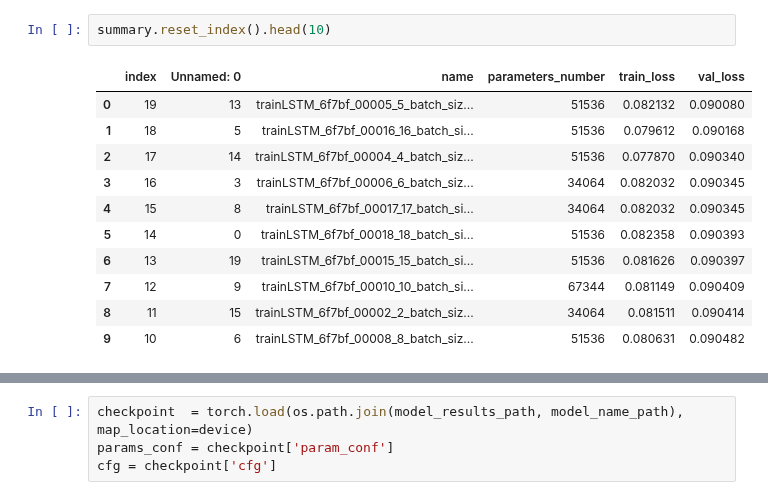
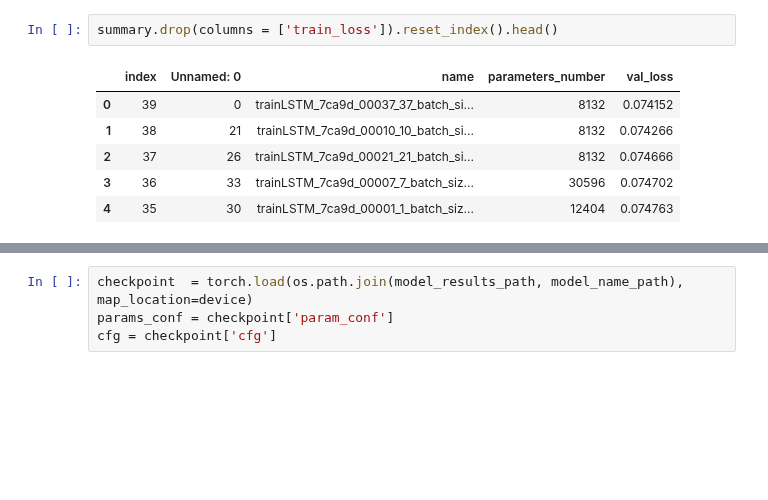
Before and after one commit to robomorelli/anomaly_detection_time_series, a Jupyter notebook: esa/plot_results_lstm_forecast_esa.ipynb, the cells around one changed output, grey strips where cells are left out. Drawn from its saved outputs; the diff is of its cells as text; blank space fills up the shorter version.

```diff
--- a/esa/plot_results_lstm_forecast_esa.ipynb
+++ b/esa/plot_results_lstm_forecast_esa.ipynb
@@ -44,17 +44,12 @@ summary path: /srv/penny/FIORIRE/time_series_anomaly_detection/model_results/esa
 # %%
-summary.reset_index().head(10)
+summary.drop(columns = ['train_loss']).reset_index().head()
 # %% [output]
-|  | index | Unnamed: 0 | name | parameters_number | train_loss | val_loss |
-| 0 | 19 | 13 | trainLSTM_6f7bf_00005_5_batch_siz... | 51536 | 0.082132 | 0.090080 |
-| 1 | 18 | 5 | trainLSTM_6f7bf_00016_16_batch_si... | 51536 | 0.079612 | 0.090168 |
-| 2 | 17 | 14 | trainLSTM_6f7bf_00004_4_batch_siz... | 51536 | 0.077870 | 0.090340 |
-| 3 | 16 | 3 | trainLSTM_6f7bf_00006_6_batch_siz... | 34064 | 0.082032 | 0.090345 |
-| 4 | 15 | 8 | trainLSTM_6f7bf_00017_17_batch_si... | 34064 | 0.082032 | 0.090345 |
-| 5 | 14 | 0 | trainLSTM_6f7bf_00018_18_batch_si... | 51536 | 0.082358 | 0.090393 |
-| 6 | 13 | 19 | trainLSTM_6f7bf_00015_15_batch_si... | 51536 | 0.081626 | 0.090397 |
-| 7 | 12 | 9 | trainLSTM_6f7bf_00010_10_batch_si... | 67344 | 0.081149 | 0.090409 |
-| 8 | 11 | 15 | trainLSTM_6f7bf_00002_2_batch_siz... | 34064 | 0.081511 | 0.090414 |
-| 9 | 10 | 6 | trainLSTM_6f7bf_00008_8_batch_siz... | 51536 | 0.080631 | 0.090482 |
+|  | index | Unnamed: 0 | name | parameters_number | val_loss |
+| 0 | 39 | 0 | trainLSTM_7ca9d_00037_37_batch_si... | 8132 | 0.074152 |
+| 1 | 38 | 21 | trainLSTM_7ca9d_00010_10_batch_si... | 8132 | 0.074266 |
+| 2 | 37 | 26 | trainLSTM_7ca9d_00021_21_batch_si... | 8132 | 0.074666 |
+| 3 | 36 | 33 | trainLSTM_7ca9d_00007_7_batch_siz... | 30596 | 0.074702 |
+| 4 | 35 | 30 | trainLSTM_7ca9d_00001_1_batch_siz... | 12404 | 0.074763 |
 # %%
 rank = 0
 model_name_path = select_by_rank(rank, model_results_path, summary)
```
Also changed, not shown: parts of 10 cells of this notebook, 18 other files.
